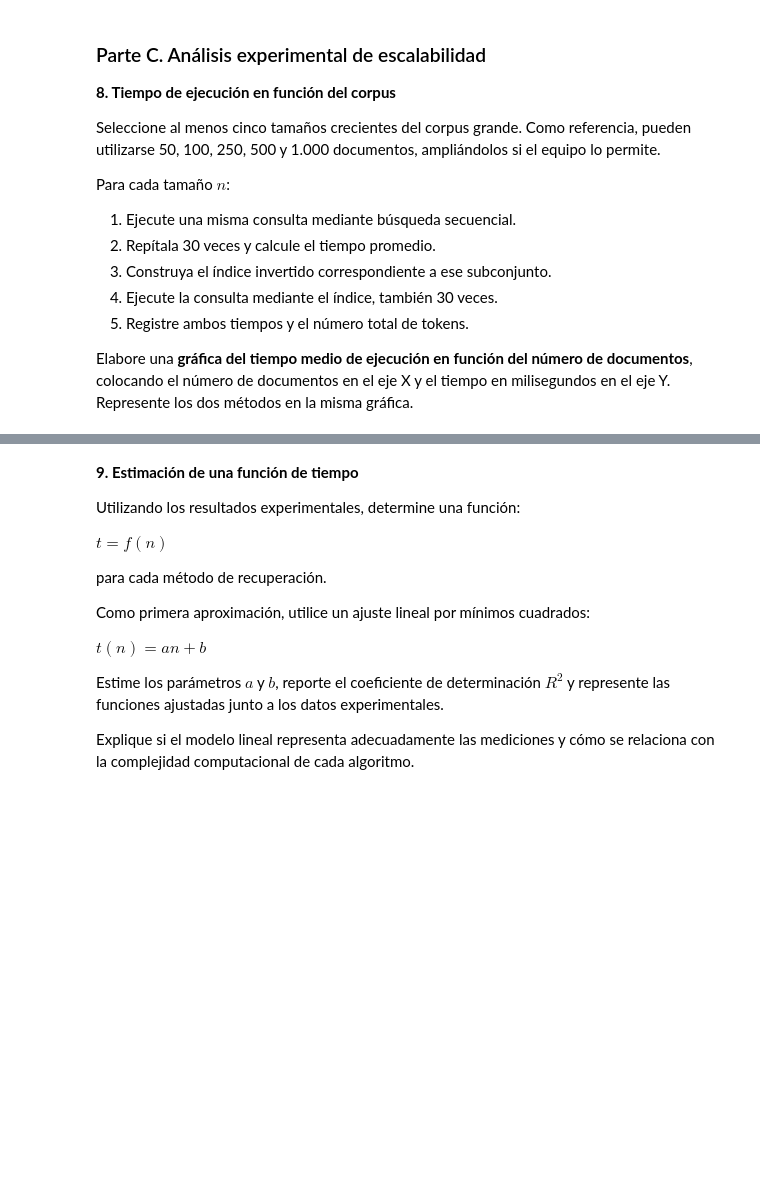
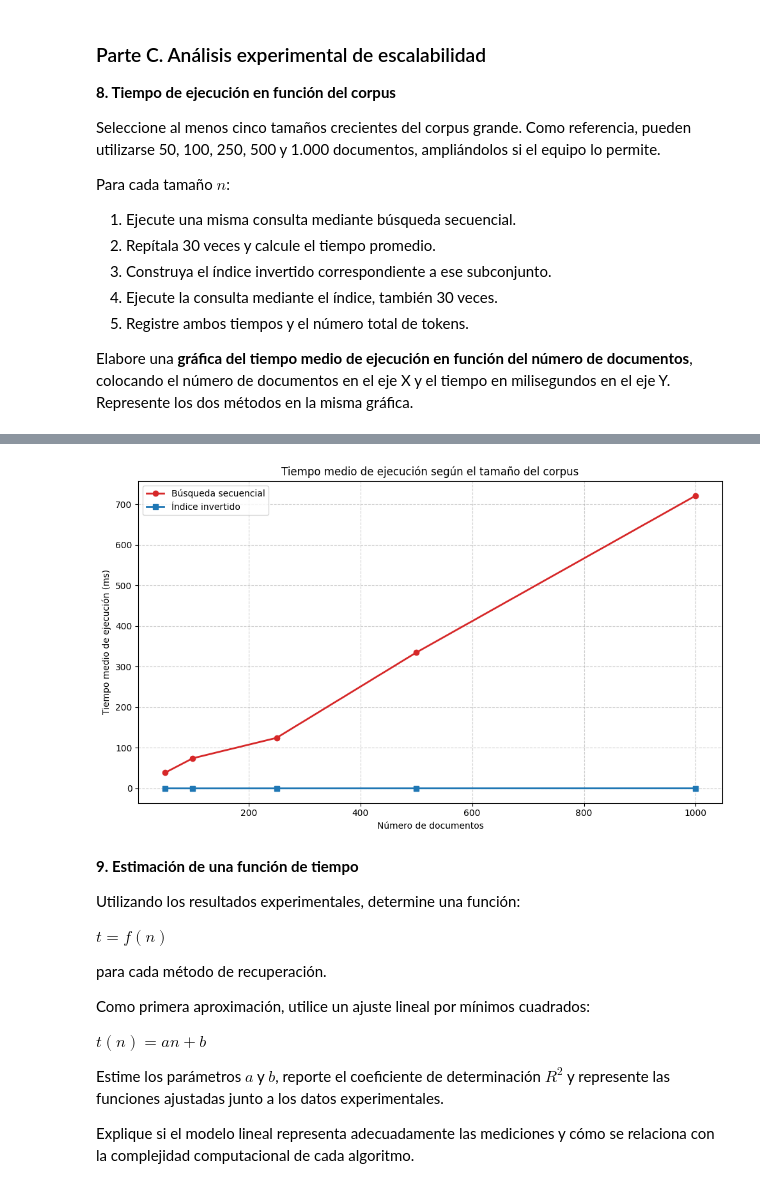
Before and after one commit to Harry-GNS/Recuperacion-de-la-Infromacion-2026B, a Jupyter notebook: Notebooks/02_booleansearch.ipynb, the cells around one changed output, grey strips where cells are left out. Drawn from its saved outputs; the diff is of its cells as text; code cells hidden in the pictures; blank space fills up the shorter version.

```diff
--- a/Notebooks/02_booleansearch.ipynb
+++ b/Notebooks/02_booleansearch.ipynb
@@ -572,3 +580,95 @@ Para cada tamaño $n$:
 5. Registre ambos tiempos y el número total de tokens.
 
 Elabore una **gráfica del tiempo medio de ejecución en función del número de documentos**, colocando el número de documentos en el eje X y el tiempo en milisegundos en el eje Y. Represente los dos métodos en la misma gráfica.
+# %%
+
+import matplotlib.pyplot as plt
+
+corpus_sizes = [50, 100, 250, 500, 1000]
+max_docs = max(corpus_sizes)
+term_to_search = "science"
+NUM_RUNS_C = 30
+
+print(f"Extrayendo el corpus base de {max_docs} documentos...")
+large_corpus_base = load_gutenberg_subset(zip_path, max_docs)
+print(
+    f"Extracción completada: {len(large_corpus_base)} documentos. "
+    "Iniciando experimento..."
+)
+
+experiment_results = []
+
+for n in corpus_sizes:
+    if n > len(large_corpus_base):
+        print(
+            f"Se omite el subconjunto de {n}: "
+            f"solo hay {len(large_corpus_base)} documentos disponibles."
+        )
+        continue
+
+    print(f"Evaluando subconjunto con n={n} documentos...")
+    subset = dict(list(large_corpus_base.items())[:n])
+    total_tokens = sum(len(tokens) for tokens in subset.values())
+
+    times_seq = []
+    for _ in range(NUM_RUNS_C):
+        start = time.perf_counter_ns()
+        sequential_search_subset(term_to_search, subset)
+        times_seq.append(time.perf_counter_ns() - start)
+
+    mean_seq_ms = sum(times_seq) / NUM_RUNS_C / 1_000_000
+
+    index_start = time.perf_counter_ns()
+    subset_index = InvertedIndex(subset)
+    index_build_ms = (time.perf_counter_ns() - index_start) / 1_000_000
+
+    times_idx = []
+    for _ in range(NUM_RUNS_C):
+        start = time.perf_counter_ns()
+        subset_index.query_single(term_to_search)
+        times_idx.append(time.perf_counter_ns() - start)
+
+    mean_idx_ms = sum(times_idx) / NUM_RUNS_C / 1_000_000
+
+    sequential_results = set(sequential_search_subset(term_to_search, subset))
+    indexed_results = set(subset_index.query_single(term_to_search))
+
+    experiment_results.append({
+        "n_docs": n,
+        "tokens": total_tokens,
+        "t_secuencial_ms": mean_seq_ms,
+        "t_indice_ms": mean_idx_ms,
+        "construccion_indice_ms": index_build_ms,
+        "resultados_iguales": sequential_results == indexed_results,
+    })
+
+df_experiment = pd.DataFrame(experiment_results)
+display(df_experiment)
+
+plt.figure(figsize=(10, 6))
+plt.plot(
+    df_experiment["n_docs"],
+    df_experiment["t_secuencial_ms"],
+    marker="o",
+    linestyle="-",
+    color="#d62728",
+    linewidth=2,
+    label="Búsqueda secuencial",
+)
+plt.plot(
+    df_experiment["n_docs"],
+    df_experiment["t_indice_ms"],
+    marker="s",
+    linestyle="-",
+    color="#1f77b4",
+    linewidth=2,
+    label="Índice invertido",
+)
+plt.title("Tiempo medio de ejecución según el tamaño del corpus")
+plt.xlabel("Número de documentos")
+plt.ylabel("Tiempo medio de ejecución (ms)")
+plt.legend()
+plt.grid(True, linestyle="--", alpha=0.6)
+plt.tight_layout()
+plt.show()
+# %% [output]
@@ -575,3 +690,4 @@ Elabore una **gráfica del tiempo medio de ejecución en función del número de
+[figure, added]
 # %% [markdown]
 **9. Estimación de una función de tiempo**
 
```
Also changed, not shown: parts of 9 cells of this notebook.
